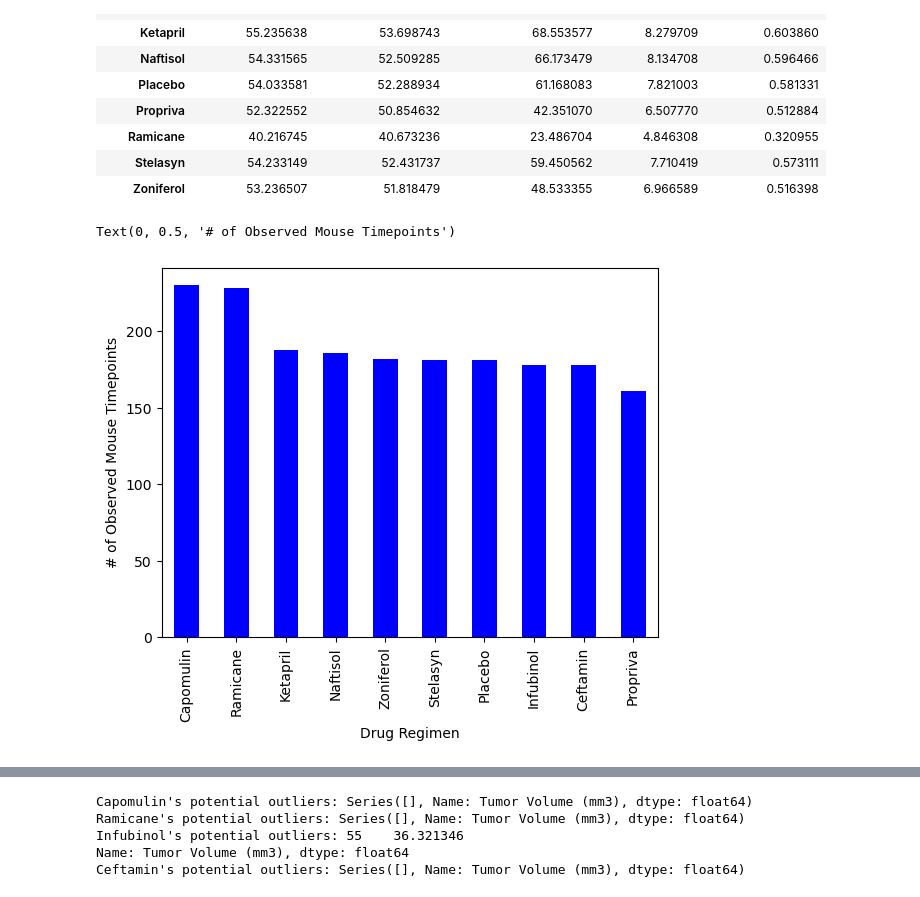
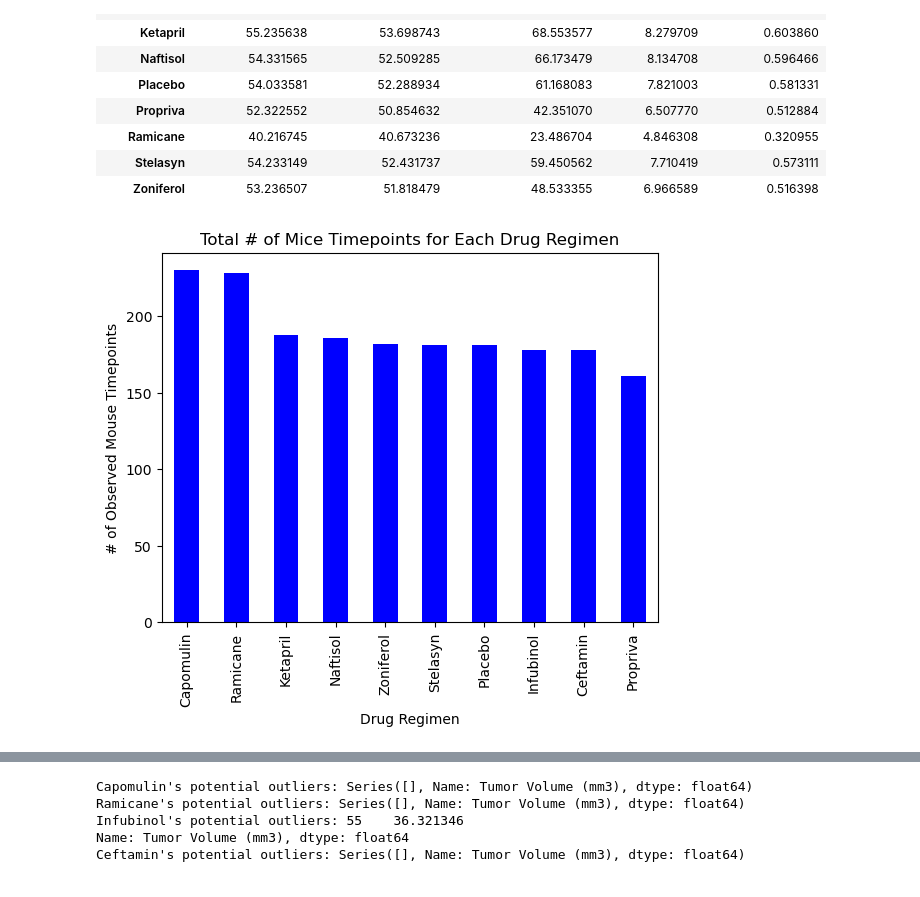
Before and after one commit to shaylahong/matplotlib-challenge, a Jupyter notebook: Pymaceuticals.ipynb, the cells around one changed output, grey strips where cells are left out. Saved outputs shown, nothing was run; the diff lists cells and outputs as text; code cells hidden in the pictures.

```diff
--- a/Pymaceuticals.ipynb
+++ b/Pymaceuticals.ipynb
@@ -126,12 +126,13 @@ summary_statistics
 # %%
 # Bar using Pandas
 drug_regimen_mouse_id = data_merged['Drug Regimen'].value_counts()
 drug_regimen_mouse_id.plot(kind='bar', rot=90, color='blue')
 plt.xlabel('Drug Regimen')
 plt.ylabel('# of Observed Mouse Timepoints')
+plt.title('Total # of Mice Timepoints for Each Drug Regimen')
+plt.show()
 # %% [output]
-Text(0, 0.5, '# of Observed Mouse Timepoints')
-[figure, old version]
+[figure, new version]
 # %%
 # Bar using pyplot
 plt.bar(drug_regimen_mouse_id.index, drug_regimen_mouse_id, color='blue')
```
Also changed, not shown: parts of 7 cells of this notebook.
